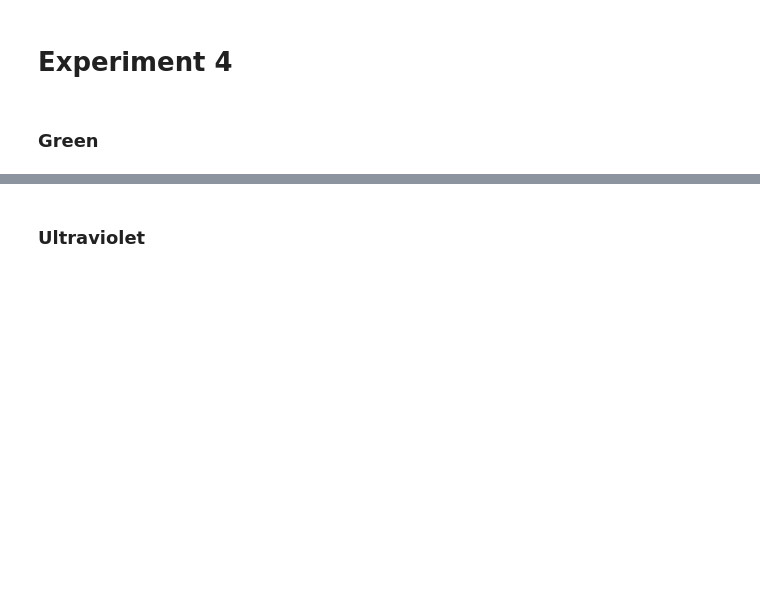
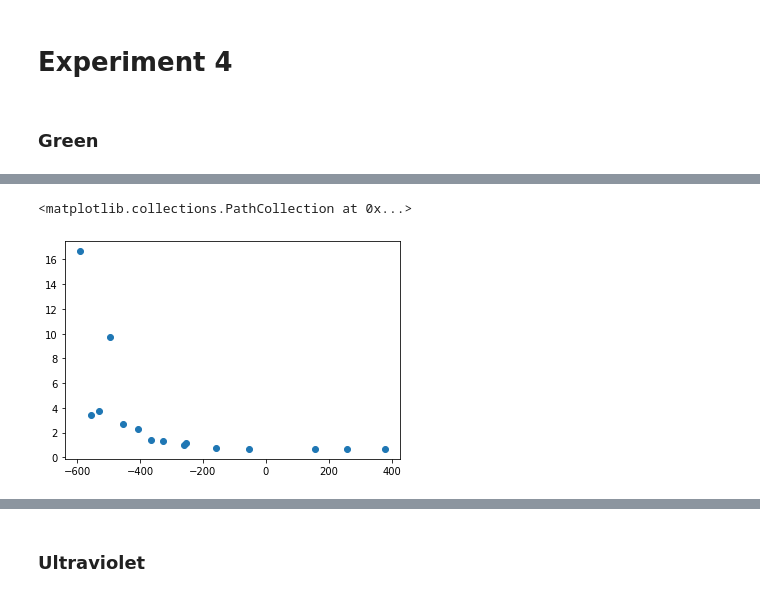
Before and after one commit to AyushmaanAggarwal/Physics-5CL, a Jupyter notebook: Lab 04/In Lab Calculations.ipynb, the cells around one changed output, grey strips where cells are left out. Cells and saved outputs as stored; diff of their text form; code cells hidden in the pictures; blank space fills up the shorter version.

```diff
--- a/Lab 04/In Lab Calculations.ipynb
+++ b/Lab 04/In Lab Calculations.ipynb
@@ -200,0 +214,5 @@ array([-9.17843509e-07,  4.85892139e-04,  1.41466373e+00,  4.78461761e+02])
+# %%
+plt.scatter(convolve(Voltage,2), slopes)
+# %% [output]
+<matplotlib.collections.PathCollection at 0x...>
+[figure, added]
```
Also changed, not shown: parts of 10 cells of this notebook, 2 other files.
